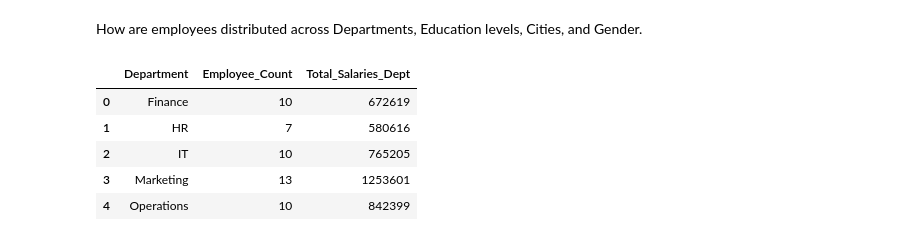
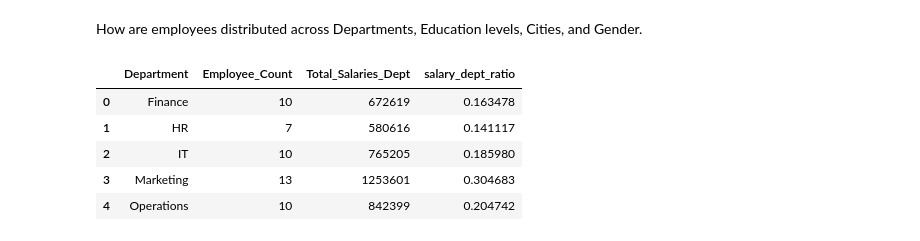
Before and after one commit to CaballeroRAR/ds_projects, a Jupyter notebook: kaggle_salary/notebook/salary_analysis.ipynb, the cells around one changed output. Saved outputs shown, nothing was run; the diff lists cells and outputs as text; code cells hidden in the pictures.

```diff
--- a/kaggle_salary/notebook/salary_analysis.ipynb
+++ b/kaggle_salary/notebook/salary_analysis.ipynb
@@ -107,14 +107,14 @@ How are employees distributed across Departments, Education levels, Cities, and
 # %%
 e_per_dept = data.groupby('Department', as_index=False).agg(
     Employee_Count=('EmployeeID', 'count'),
-    Total_Salaries_Dept = ('Monthly_Salary', 'sum')
+    Total_Salaries_Dept = ('Monthly_Salary', 'sum'),
 )
-
+e_per_dept['salary_dept_ratio'] = (e_per_dept['Total_Salaries_Dept'] / e_per_dept['Total_Salaries_Dept'].sum())
 display(e_per_dept)
 # %% [output]
-|  | Department | Employee_Count | Total_Salaries_Dept |
-| 0 | Finance | 10 | 672619 |
-| 1 | HR | 7 | 580616 |
-| 2 | IT | 10 | 765205 |
-| 3 | Marketing | 13 | 1253601 |
-| 4 | Operations | 10 | 842399 |
+|  | Department | Employee_Count | Total_Salaries_Dept | salary_dept_ratio |
+| 0 | Finance | 10 | 672619 | 0.163478 |
+| 1 | HR | 7 | 580616 | 0.141117 |
+| 2 | IT | 10 | 765205 | 0.185980 |
+| 3 | Marketing | 13 | 1253601 | 0.304683 |
+| 4 | Operations | 10 | 842399 | 0.204742 |
```
Also changed, not shown: parts of 27 cells of this notebook.
